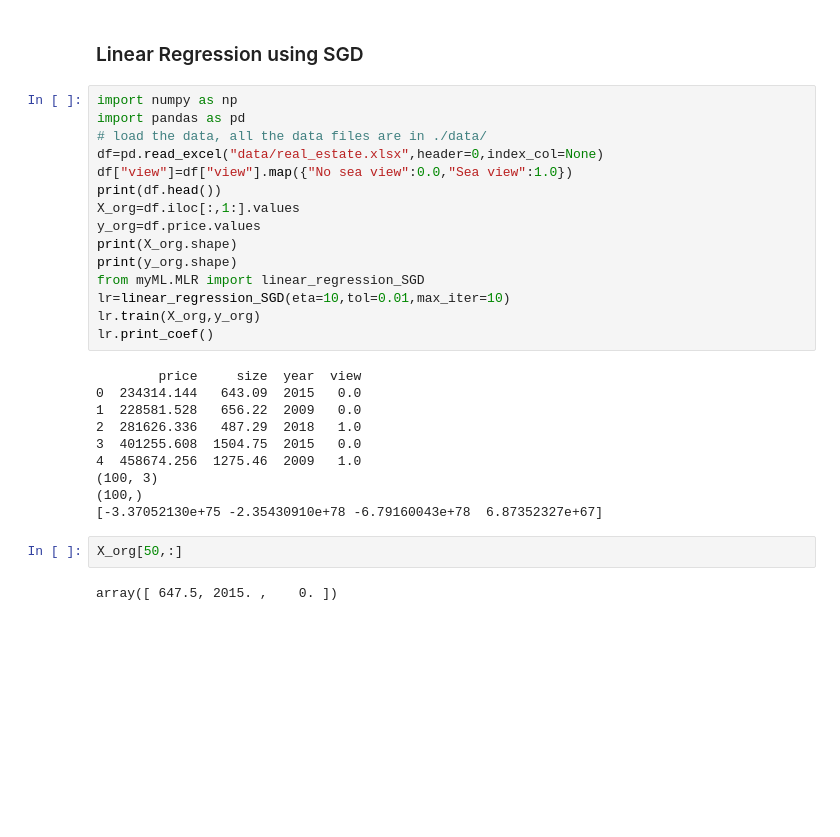
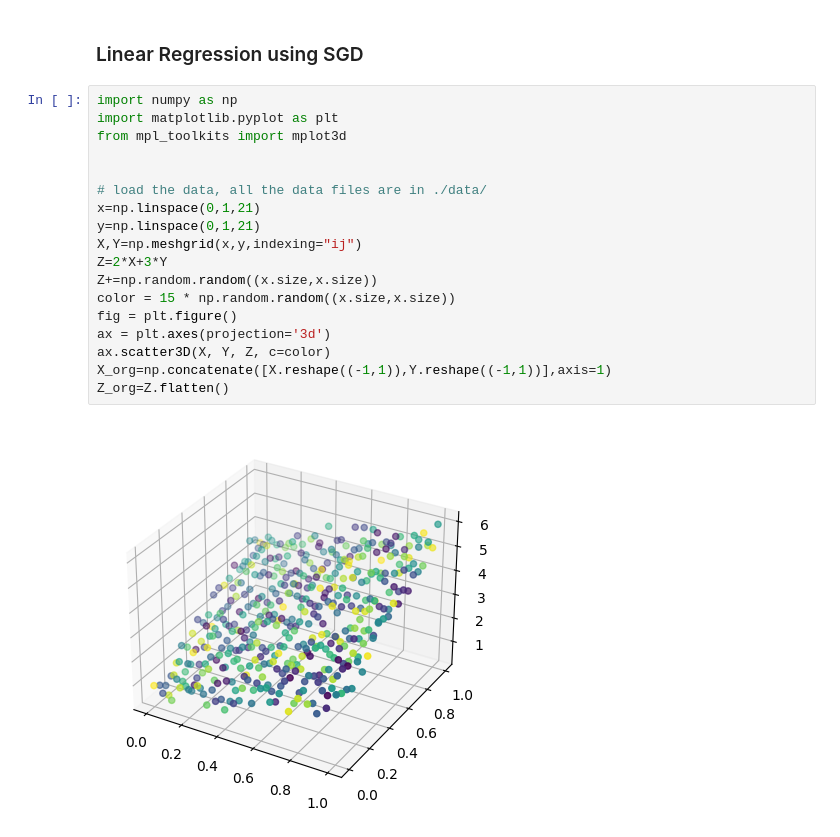
Before and after one commit to yyhyan100/myML, a Jupyter notebook: topic1_mlr.ipynb, the cells around one changed output. Cells and saved outputs as stored; diff of their text form; blank space fills up the shorter version.

```diff
--- a/topic1_mlr.ipynb
+++ b/topic1_mlr.ipynb
@@ -36,32 +36,23 @@ print(lr.predict(x_predict))
 [236889.96264513 268593.87161053]
 # %% [markdown]
 ### Linear Regression using SGD
-# %%
-import numpy as np
-import pandas as pd
-# load the data, all the data files are in ./data/
-df=pd.read_excel("data/real_estate.xlsx",header=0,index_col=None)
-df["view"]=df["view"].map({"No sea view":0.0,"Sea view":1.0})
-print(df.head())
-X_org=df.iloc[:,1:].values
-y_org=df.price.values
-print(X_org.shape)
-print(y_org.shape)
-from myML.MLR import linear_regression_SGD
-lr=linear_regression_SGD(eta=10,tol=0.01,max_iter=10)
-lr.train(X_org,y_org)
-lr.print_coef()
-# %% [output]
-        price     size  year  view
-0  234314.144   643.09  2015   0.0
-1  228581.528   656.22  2009   0.0
-2  281626.336   487.29  2018   1.0
-3  401255.608  1504.75  2015   0.0
-4  458674.256  1275.46  2009   1.0
-(100, 3)
-(100,)
-[-3.37052130e+75 -2.35430910e+78 -6.79160043e+78  6.87352327e+67]
-# %%
-X_org[50,:]
-# %% [output]
-array([ 647.5, 2015. ,    0. ])
+# %%
+import numpy as np
+import matplotlib.pyplot as plt
+from mpl_toolkits import mplot3d
+
+
+# load the data, all the data files are in ./data/
+x=np.linspace(0,1,21)
+y=np.linspace(0,1,21)
+X,Y=np.meshgrid(x,y,indexing="ij")
+Z=2*X+3*Y
+Z+=np.random.random((x.size,x.size))
+color = 15 * np.random.random((x.size,x.size))
+fig = plt.figure()
+ax = plt.axes(projection='3d')
+ax.scatter3D(X, Y, Z, c=color)
+X_org=np.concatenate([X.reshape((-1,1)),Y.reshape((-1,1))],axis=1)
+Z_org=Z.flatten()
+# %% [output]
+[figure, added]
```
Also changed, not shown: parts of 1 cell of this notebook, 1 other file.
